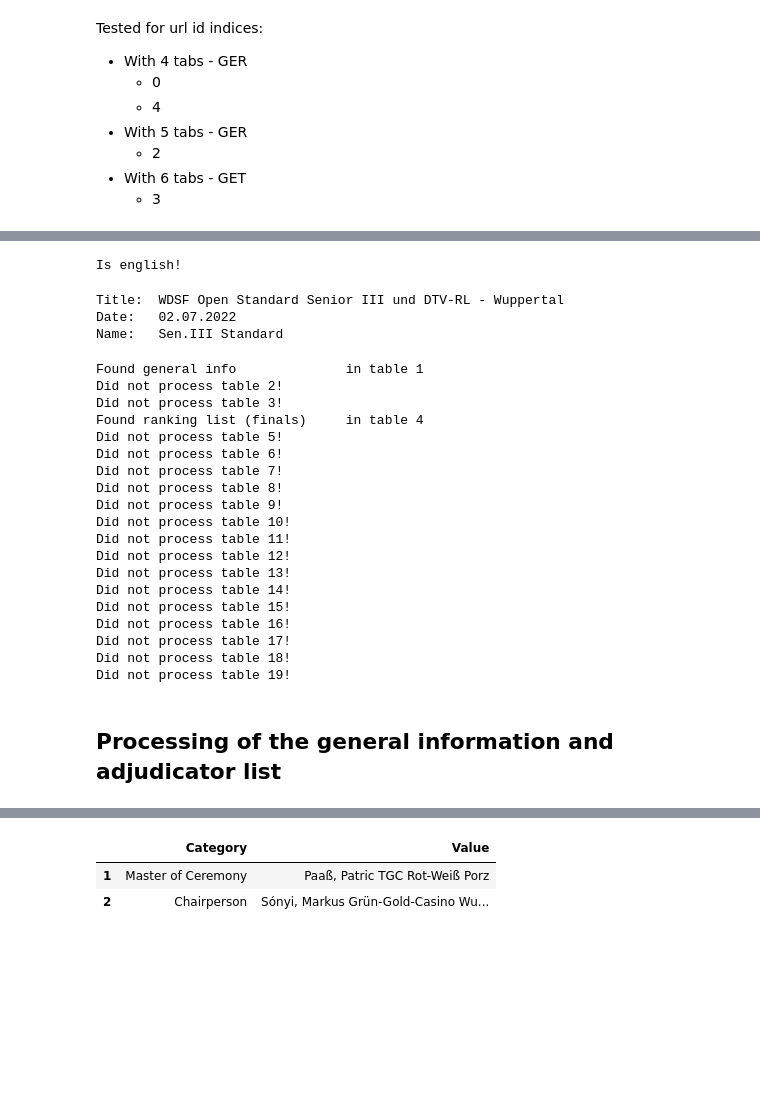
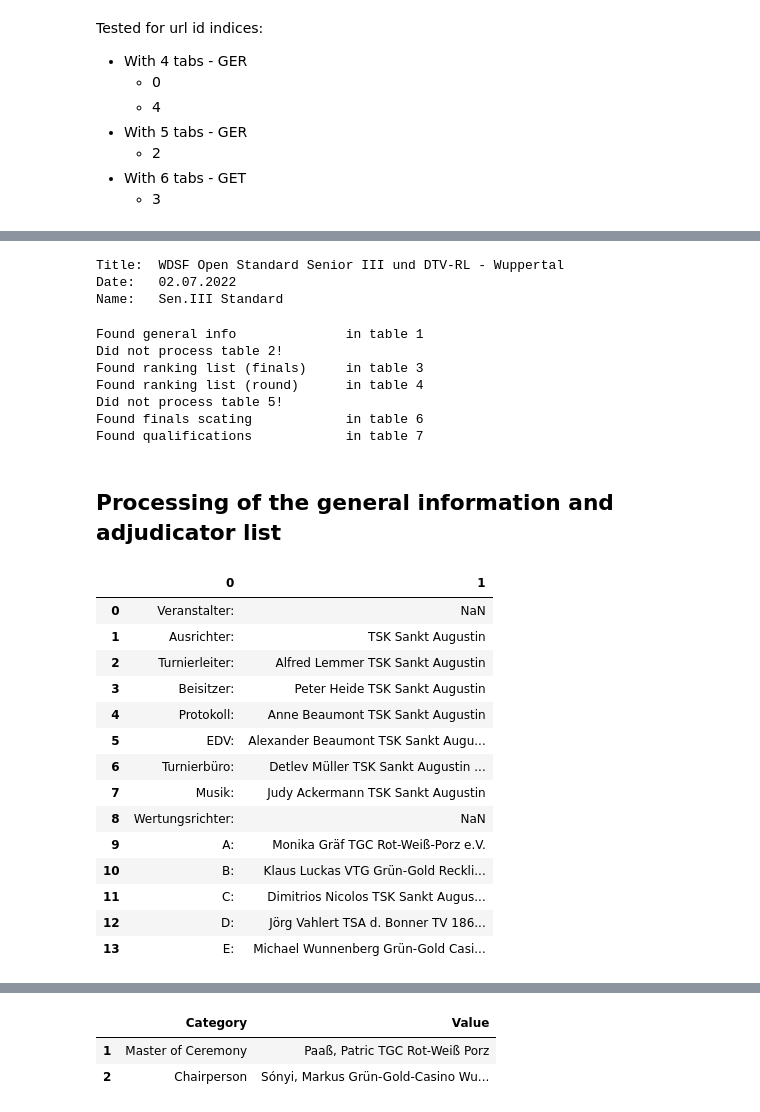
Before and after one commit to FabriceBeaumont/Adjudicator-Ranking-Crawler, a Jupyter notebook: 1_data_loader.ipynb, the cells around one changed output, grey strips where cells are left out. Saved outputs shown, nothing was run; the diff lists cells and outputs as text; code cells hidden in the pictures; blank space fills up the shorter version.

Commit message:
Competition reader tested for reading general info and adjudicators. Continue with tables. Continue with competition list generation.

```diff
--- a/1_data_loader.ipynb
+++ b/1_data_loader.ipynb
@@ -187,13 +246,13 @@ https://ergebnisse.dancecomp.de/2022/28-0207_wdsfopenstdsen3/index.htm
 # %%
+import competition_reader as cr
+
 # TODO: If englisch:
-C = c.get_constants_in_language('de')
+C = cr.get_constants_in_language('de')
 if is_english:
-    C = c.get_constants_in_language('en')
+    C = cr.get_constants_in_language('en')
     print("Is english!")
     # In this case skip the tournament since I expect it to be international (e.g. WDSF)
     # and thus with a lot of international adjudicators which will be underrepresented in the dataset.
-# %% [output]
-Is english!
 # %%
 print(f"Title:\t{comp_title}")
 print(f"Date:\t{comp_date}")
@@ -204,7 +263,7 @@ Date:   02.07.2022
 Name:   Sen.III Standard
 # %%
 # Create a folder to store the tables. Save a table and an equivalent README.md, containing the website link and the crawl date.
-competition_dir = Path(c.DIR_RESULTS, c.DIR_COMP_TABLES, f"{competition_id}")
+competition_dir = Path(c.DIR_DATA, c.DIR_COMP_TABLES, f"{competition_id}")
 # If directories do not exist, create them.
 competition_dir.mkdir(parents=True, exist_ok=True)
 
@@ -247,10 +306,10 @@ df_dict: Dict[str, List[pd.DataFrame]] = {
 }
 
 # The first table is expected to be the competiton name in all cases.
-competition_name = df_tables[0][0][0]
+competition_name = raw_data_dfs[0][0][0]
 
-for i in range(1, len(df_tables)):
-    table = df_tables[i]
+for i in range(1, len(raw_data_dfs)):
+    table = raw_data_dfs[i]
 
     # Test for different criteria to sort the tables into the dictionary.
     # GENERAL INFORMATION table.
@@ -287,22 +346,29 @@ for i in range(1, len(df_tables)):
 # %% [output]
 Found general info              in table 1
 Did not process table 2!
-Did not process table 3!
-Found ranking list (finals)     in table 4
+Found ranking list (finals)     in table 3
+Found ranking list (round)      in table 4
 Did not process table 5!
-Did not process table 6!
-Did not process table 7!
-Did not process table 8!
-Did not process table 9!
-Did not process table 10!
-Did not process table 11!
-Did not process table 12!
-Did not process table 13!
-Did not process table 14!
-Did not process table 15!
-Did not process table 16!
-Did not process table 17!
-Did not process table 18!
-Did not process table 19!
+Found finals scating            in table 6
+Found qualifications            in table 7
 # %% [markdown]
 ## Processing of the general information and adjudicator list
+# %%
+df_general_info = df_dict_raw[data_dfs.general_info][0].copy()
+df_general_info
+# %% [output]
+|  | 0 | 1 |
+| 0 | Veranstalter: | NaN |
+| 1 | Ausrichter: | TSK Sankt Augustin |
+| 2 | Turnierleiter: | Alfred Lemmer TSK Sankt Augustin |
+| 3 | Beisitzer: | Peter Heide TSK Sankt Augustin |
+| 4 | Protokoll: | Anne Beaumont TSK Sankt Augustin |
+| 5 | EDV: | Alexander Beaumont TSK Sankt Augu... |
+| 6 | Turnierbüro: | Detlev Müller TSK Sankt Augustin ... |
+| 7 | Musik: | Judy Ackermann TSK Sankt Augustin |
+| 8 | Wertungsrichter: | NaN |
+| 9 | A: | Monika Gräf TGC Rot-Weiß-Porz e.V. |
+| 10 | B: | Klaus Luckas VTG Grün-Gold Reckli... |
+| 11 | C: | Dimitrios Nicolos TSK Sankt Augus... |
+| 12 | D: | Jörg Vahlert TSA d. Bonner TV 186... |
+| 13 | E: | Michael Wunnenberg Grün-Gold Casi... |
```
Also changed, not shown: parts of 7 cells of this notebook, 6 other files.
